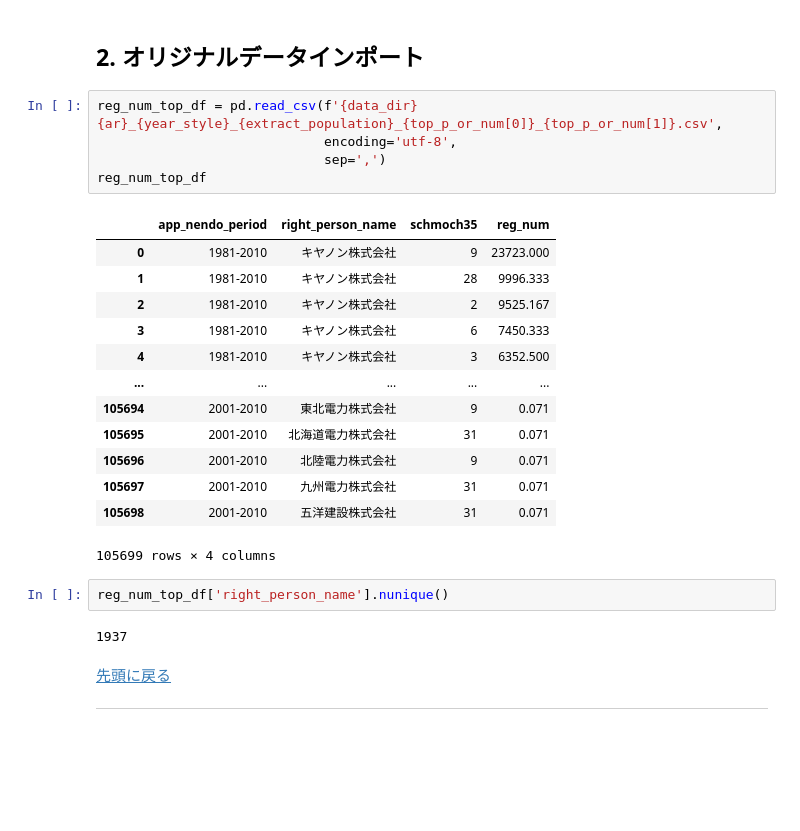
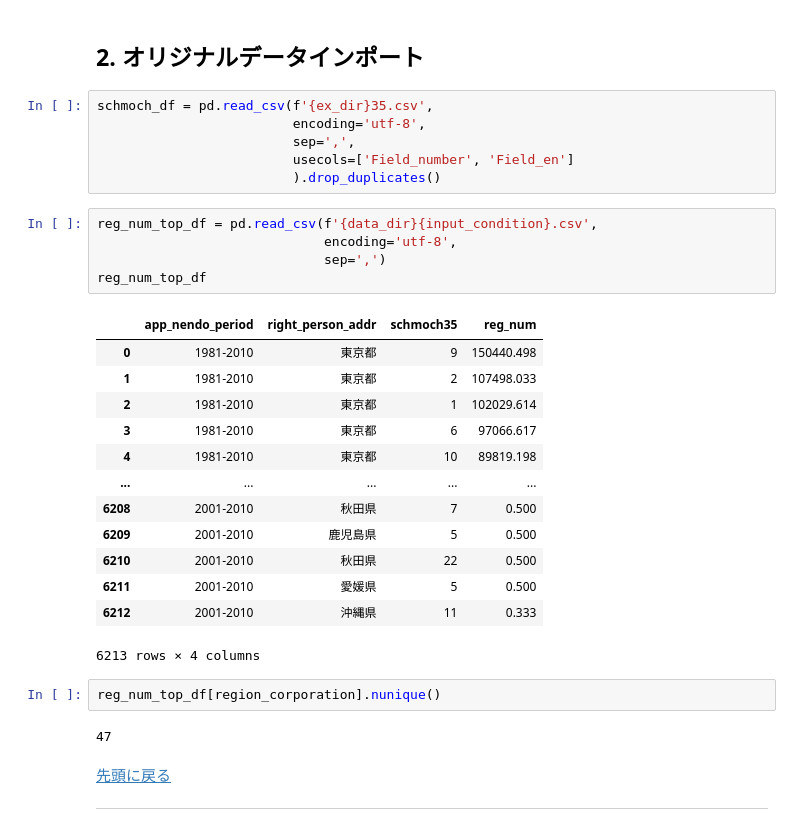
Before and after one commit to RintaroKARASHIMA/KCIinJapaneseFirms, a Jupyter notebook: notebooks/3_analysis/2_Calculate.ipynb, the cells around one changed output. Drawn from its saved outputs; the diff is of its cells as text; blank space fills up the shorter version.

```diff
--- a/notebooks/3_analysis/2_Calculate.ipynb
+++ b/notebooks/3_analysis/2_Calculate.ipynb
@@ -102,29 +106,35 @@ def kh_ki(c_df, classification, n=19):
 <a id=data></a>
 
 ## **2. オリジナルデータインポート**
+# %%
+schmoch_df = pd.read_csv(f'{ex_dir}35.csv',
+                         encoding='utf-8',
+                         sep=',',
+                         usecols=['Field_number', 'Field_en']
+                         ).drop_duplicates()
 # %%
-reg_num_top_df = pd.read_csv(f'{data_dir}{ar}_{year_style}_{extract_population}_{top_p_or_num[0]}_{top_p_or_num[1]}.csv',
+reg_num_top_df = pd.read_csv(f'{data_dir}{input_condition}.csv',
                              encoding='utf-8',
                              sep=',')
 reg_num_top_df
 # %% [output]
-|  | app_nendo_period | right_person_name | schmoch35 | reg_num |
-| 0 | 1981-2010 | キヤノン株式会社 | 9 | 23723.000 |
-| 1 | 1981-2010 | キヤノン株式会社 | 28 | 9996.333 |
-| 2 | 1981-2010 | キヤノン株式会社 | 2 | 9525.167 |
-| 3 | 1981-2010 | キヤノン株式会社 | 6 | 7450.333 |
-| 4 | 1981-2010 | キヤノン株式会社 | 3 | 6352.500 |
+|  | app_nendo_period | right_person_addr | schmoch35 | reg_num |
+| 0 | 1981-2010 | 東京都 | 9 | 150440.498 |
+| 1 | 1981-2010 | 東京都 | 2 | 107498.033 |
+| 2 | 1981-2010 | 東京都 | 1 | 102029.614 |
+| 3 | 1981-2010 | 東京都 | 6 | 97066.617 |
+| 4 | 1981-2010 | 東京都 | 10 | 89819.198 |
 | ... | ... | ... | ... | ... |
-| 105694 | 2001-2010 | 東北電力株式会社 | 9 | 0.071 |
-| 105695 | 2001-2010 | 北海道電力株式会社 | 31 | 0.071 |
-| 105696 | 2001-2010 | 北陸電力株式会社 | 9 | 0.071 |
-| 105697 | 2001-2010 | 九州電力株式会社 | 31 | 0.071 |
-| 105698 | 2001-2010 | 五洋建設株式会社 | 31 | 0.071 |
+| 6208 | 2001-2010 | 秋田県 | 7 | 0.500 |
+| 6209 | 2001-2010 | 鹿児島県 | 5 | 0.500 |
+| 6210 | 2001-2010 | 秋田県 | 22 | 0.500 |
+| 6211 | 2001-2010 | 愛媛県 | 5 | 0.500 |
+| 6212 | 2001-2010 | 沖縄県 | 11 | 0.333 |
-105699 rows × 4 columns
+6213 rows × 4 columns
 # %%
-reg_num_top_df['right_person_name'].nunique()
+reg_num_top_df[region_corporation].nunique()
 # %% [output]
-1937
+47
 # %% [markdown]
 <a href=#top>先頭に戻る</a>
 
```
Also changed, not shown: parts of 19 cells of this notebook, 10 other files.
